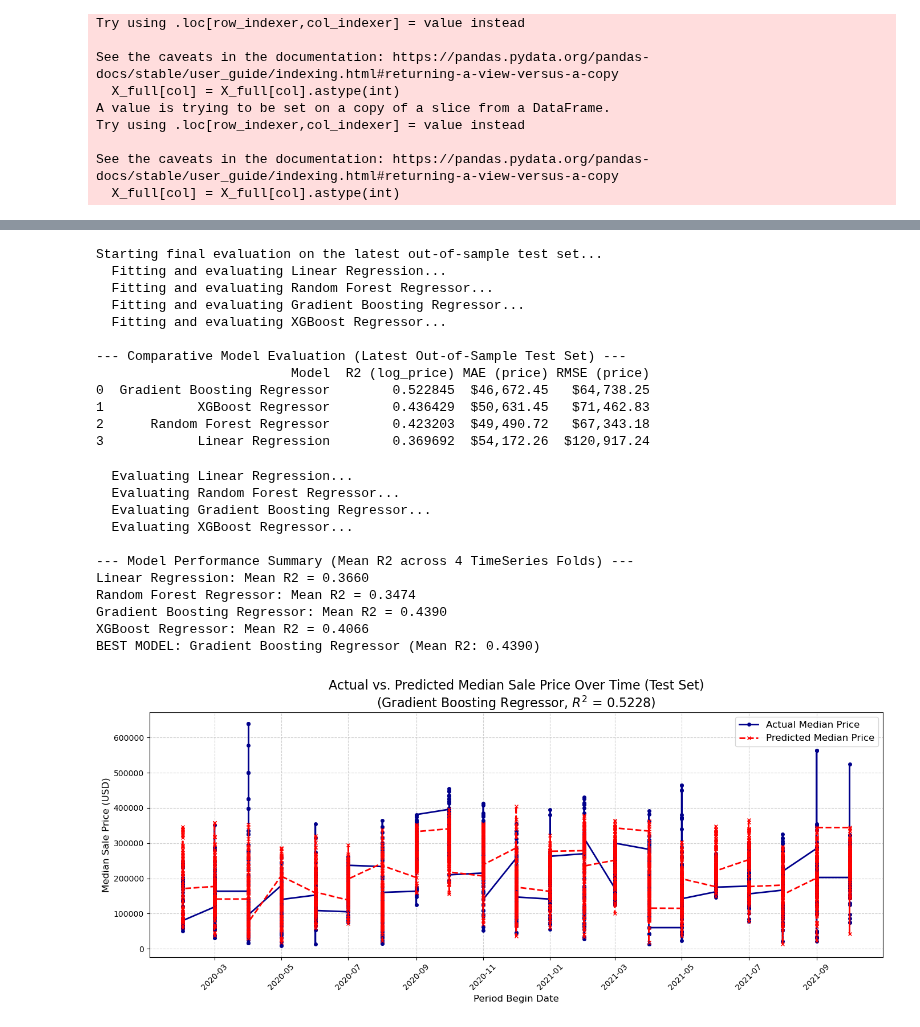
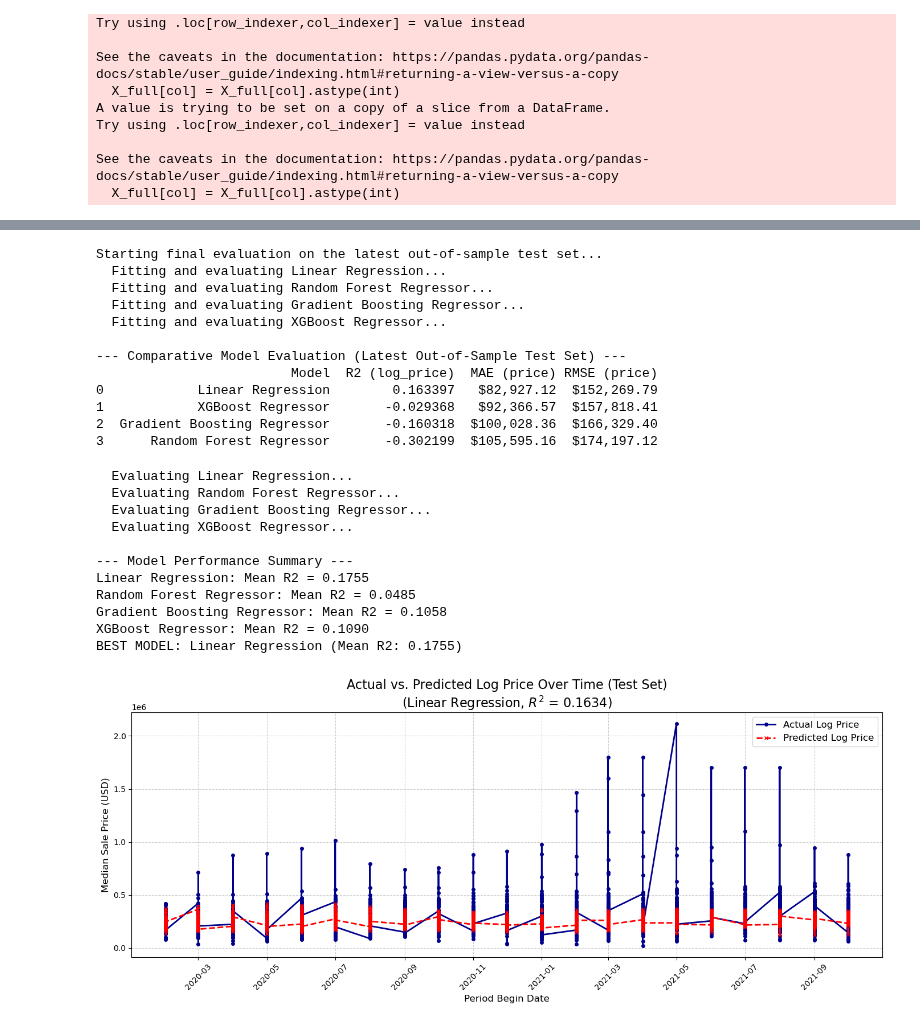
Before and after one commit to dganesh05/Real-Estate-Market-Timing-Investment-Risk-Stratification, a Jupyter notebook: notebooks/regression2.ipynb, the cells around one changed output, grey strips where cells are left out. Drawn from its saved outputs; the diff is of its cells as text; code cells hidden in the pictures.

Commit message:
new graph

```diff
--- a/notebooks/regression2.ipynb
+++ b/notebooks/regression2.ipynb
@@ -39,12 +39,11 @@ memory usage: 2.5+ MB
 data['period_begin'] = pd.to_datetime(data['period_begin'])
 df = data.sort_values('period_begin').reset_index(drop=True)
 # %%
-data = pd.get_dummies(data, columns=['region'], drop_first=True)
+df = pd.get_dummies(df, columns=['region'], drop_first=True)
 # %%
 features = [
     'homes_sold', 'inventory', 'median_dom',
-    'off_market_in_two_weeks', 'avg_sale_to_list', 'sold_above_list',
-    'median_sale_price_mom', 'median_sale_price_yoy',
+    'off_market_in_two_weeks',
     'homes_sold_mom', 'homes_sold_yoy',
     'inventory_mom', 'inventory_yoy',
     'median_dom_mom', 'median_dom_yoy',
@@ -61,8 +60,8 @@ def evaluate_regression_model(y_true, y_pred_log):
     rmse_price = np.sqrt(mean_squared_error(y_true_price, y_pred_price))
     return r2, mae_price, rmse_price
 # %%
-y_full = data[target]
-X_full = data[features]
+y_full = df[target]
+X_full = df[features]
 # %%
 # Convert any boolean columns (like Q_1, Q_2, etc.) to integers for model compatibility
 for col in X_full.select_dtypes(include='bool').columns:
@@ -155,11 +154,11 @@ Starting final evaluation on the latest out-of-sample test set...
   Fitting and evaluating XGBoost Regressor...
 
 --- Comparative Model Evaluation (Latest Out-of-Sample Test Set) ---
-                         Model  R2 (log_price) MAE (price) RMSE (price)
-0  Gradient Boosting Regressor        0.522845  $46,672.45   $64,738.25
-1            XGBoost Regressor        0.436429  $50,631.45   $71,462.83
-2      Random Forest Regressor        0.423203  $49,490.72   $67,343.18
-3            Linear Regression        0.369692  $54,172.26  $120,917.24
+                         Model  R2 (log_price)  MAE (price) RMSE (price)
+0            Linear Regression        0.163397   $82,927.12  $152,269.79
+1            XGBoost Regressor       -0.029368   $92,366.57  $157,818.41
+2  Gradient Boosting Regressor       -0.160318  $100,028.36  $166,329.40
+3      Random Forest Regressor       -0.302199  $105,595.16  $174,197.12
 # %%
 results = {}
 best_model_name = ""
@@ -185,7 +184,7 @@ for name, model in MODELS.items():
         best_r2 = mean_r2
         best_model_name = name
 
-print("\n--- Model Performance Summary (Mean R2 across 4 TimeSeries Folds) ---")
+print("\n--- Model Performance Summary ---")
 for name, res in results.items():
     print(f"{name}: Mean R2 = {res['Mean R2']:.4f}")
 print(f"BEST MODEL: {best_model_name} (Mean R2: {best_r2:.4f})")
@@ -195,37 +194,36 @@ print(f"BEST MODEL: {best_model_name} (Mean R2: {best_r2:.4f})")
   Evaluating Gradient Boosting Regressor...
   Evaluating XGBoost Regressor...
 
---- Model Performance Summary (Mean R2 across 4 TimeSeries Folds) ---
-Linear Regression: Mean R2 = 0.3660
-Random Forest Regressor: Mean R2 = 0.3474
-Gradient Boosting Regressor: Mean R2 = 0.4390
-XGBoost Regressor: Mean R2 = 0.4066
-BEST MODEL: Gradient Boosting Regressor (Mean R2: 0.4390)
+--- Model Performance Summary ---
+Linear Regression: Mean R2 = 0.1755
+Random Forest Regressor: Mean R2 = 0.0485
+Gradient Boosting Regressor: Mean R2 = 0.1058
+XGBoost Regressor: Mean R2 = 0.1090
+BEST MODEL: Linear Regression (Mean R2: 0.1755)
 # %%
 best_model = MODELS[best_model_name]
 best_model.fit(X_train_final, y_train_final)
 y_pred_log_final = best_model.predict(X_test_final)
 
-# --- Visualization 1: Actual vs. Predicted Time Series Plot ---
 test_dates = df.loc[test_index, 'period_begin'].reset_index(drop=True)
 y_actual_price = np.exp(y_test_final)
 y_predicted_price = np.exp(y_pred_log_final)
 r2 = r2_score(y_test_final, y_pred_log_final)
 
 plt.figure(figsize=(14, 6))
-plt.plot(test_dates, y_actual_price, label='Actual Median Price', marker='o', linestyle='-', linewidth=2, markersize=4, color='darkblue')
-plt.plot(test_dates, y_predicted_price, label='Predicted Median Price', marker='x', linestyle='--', linewidth=2, markersize=5, color='red')
+plt.plot(test_dates, y_actual_price, label='Actual Log Price', marker='o', linestyle='-', linewidth=2, markersize=4, color='darkblue')
+plt.plot(test_dates, y_predicted_price, label='Predicted Log Price', marker='x', linestyle='--', linewidth=2, markersize=5, color='red')
 
-plt.title(f'Actual vs. Predicted Median Sale Price Over Time (Test Set)\n(Gradient Boosting Regressor, $R^2$ = {r2:.4f})', fontsize=16)
+plt.title(f'Actual vs. Predicted Log Price Over Time (Test Set)\n({best_model_name}, $R^2$ = {r2:.4f})', fontsize=16)
 plt.xlabel('Period Begin Date', fontsize=12)
 plt.ylabel('Median Sale Price (USD)', fontsize=12)
 plt.legend(fontsize=12)
 plt.grid(True, linestyle='--', alpha=0.6)
 plt.xticks(rotation=45)
 plt.tight_layout()
 plt.show() # Use show() if running in a notebook cell
 # %% [output]
-[figure, old version]
+[figure, new version]
 # %%
 best_model = MODELS[best_model_name]
 best_model.fit(X_train_final, y_train_final)
```
Also changed, not shown: parts of 7 cells of this notebook, 2 other files.
